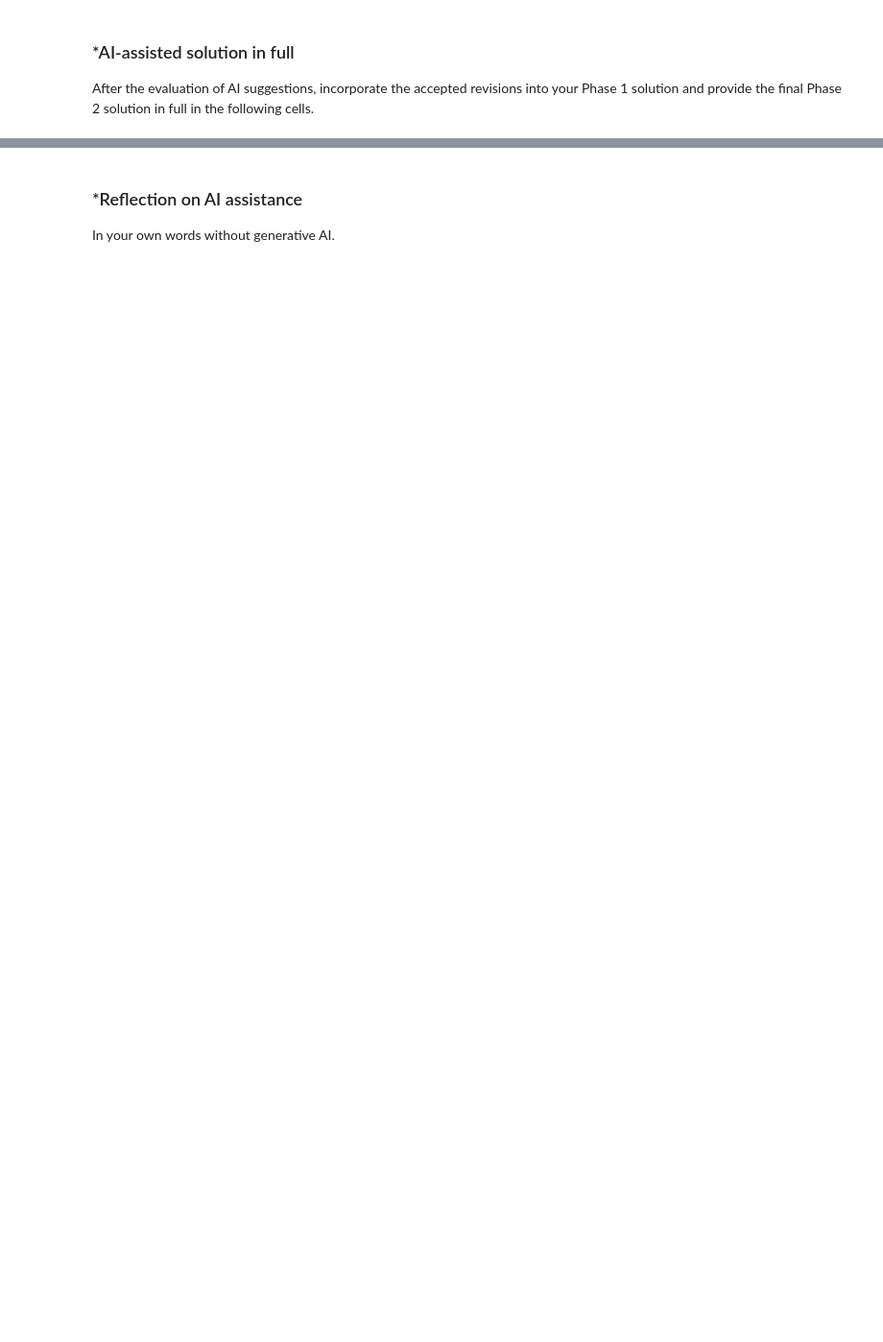
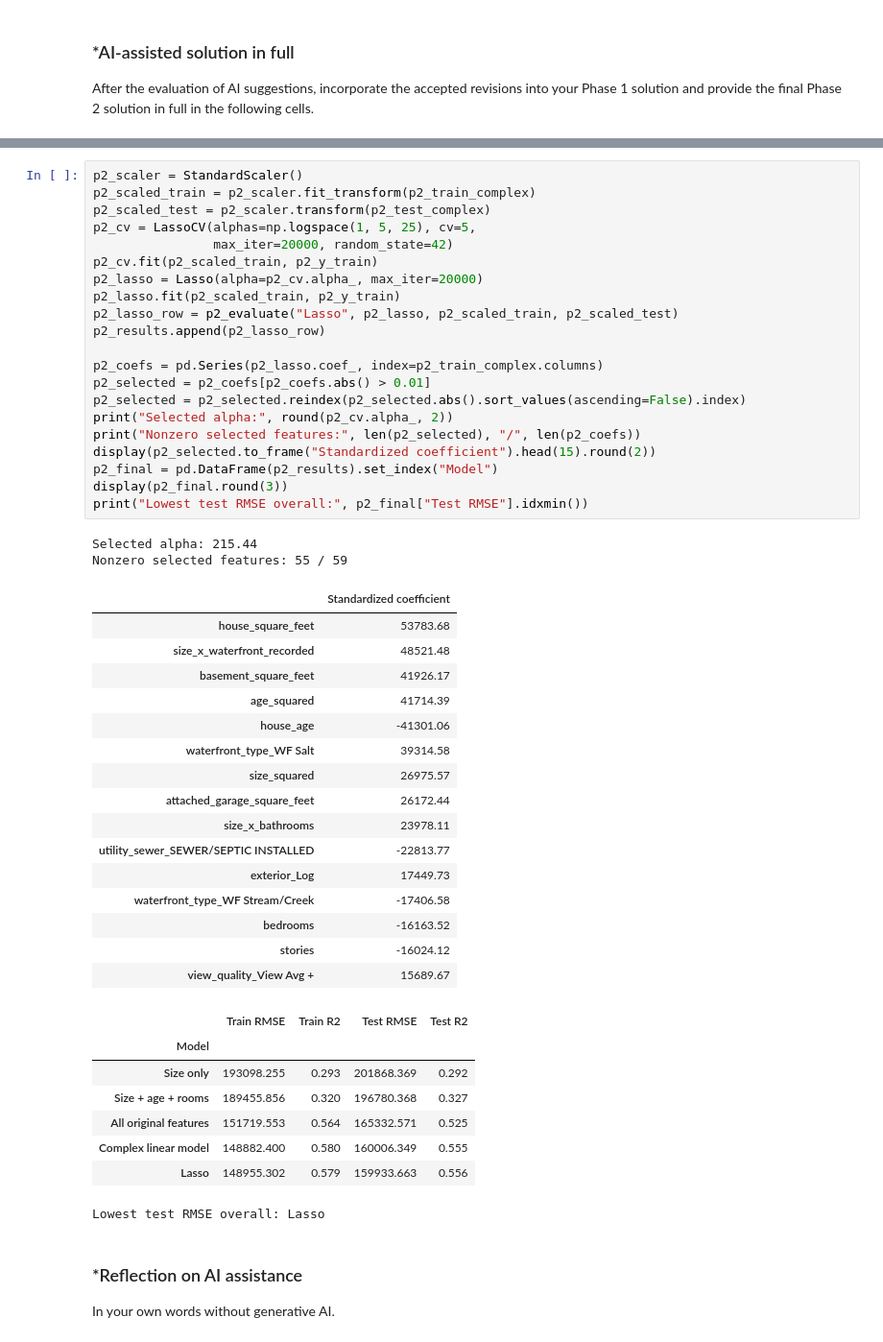
Before and after one commit to Kamal-uva/L02-hedonic-pricing, a Jupyter notebook: notebook.ipynb, the cells around one changed output, grey strips where cells are left out. Shown at 96% size. Saved outputs shown, nothing was run; the diff lists cells and outputs as text; blank space fills up the shorter version.

```diff
--- a/notebook.ipynb
+++ b/notebook.ipynb
@@ -460,3 +769,51 @@ After the evaluation of AI suggestions, incorporate the accepted revisions into
+# %%
+p2_scaler = StandardScaler()
+p2_scaled_train = p2_scaler.fit_transform(p2_train_complex)
+p2_scaled_test = p2_scaler.transform(p2_test_complex)
+p2_cv = LassoCV(alphas=np.logspace(1, 5, 25), cv=5,
+                max_iter=20000, random_state=42)
+p2_cv.fit(p2_scaled_train, p2_y_train)
+p2_lasso = Lasso(alpha=p2_cv.alpha_, max_iter=20000)
+p2_lasso.fit(p2_scaled_train, p2_y_train)
+p2_lasso_row = p2_evaluate("Lasso", p2_lasso, p2_scaled_train, p2_scaled_test)
+p2_results.append(p2_lasso_row)
+
+p2_coefs = pd.Series(p2_lasso.coef_, index=p2_train_complex.columns)
+p2_selected = p2_coefs[p2_coefs.abs() > 0.01]
+p2_selected = p2_selected.reindex(p2_selected.abs().sort_values(ascending=False).index)
+print("Selected alpha:", round(p2_cv.alpha_, 2))
+print("Nonzero selected features:", len(p2_selected), "/", len(p2_coefs))
+display(p2_selected.to_frame("Standardized coefficient").head(15).round(2))
+p2_final = pd.DataFrame(p2_results).set_index("Model")
+display(p2_final.round(3))
+print("Lowest test RMSE overall:", p2_final["Test RMSE"].idxmin())
+# %% [output]
+Selected alpha: 215.44
+Nonzero selected features: 55 / 59
+|  | Standardized coefficient |
+| house_square_feet | 53783.68 |
+| size_x_waterfront_recorded | 48521.48 |
+| basement_square_feet | 41926.17 |
+| age_squared | 41714.39 |
+| house_age | -41301.06 |
+| waterfront_type_WF Salt | 39314.58 |
+| size_squared | 26975.57 |
+| attached_garage_square_feet | 26172.44 |
+| size_x_bathrooms | 23978.11 |
+| utility_sewer_SEWER/SEPTIC INSTALLED | -22813.77 |
+| exterior_Log | 17449.73 |
+| waterfront_type_WF Stream/Creek | -17406.58 |
+| bedrooms | -16163.52 |
+| stories | -16024.12 |
+| view_quality_View Avg + | 15689.67 |
+|  | Train RMSE | Train R2 | Test RMSE | Test R2 |
+| Model |  |  |  |  |
+| Size only | 193098.255 | 0.293 | 201868.369 | 0.292 |
+| Size + age + rooms | 189455.856 | 0.320 | 196780.368 | 0.327 |
+| All original features | 151719.553 | 0.564 | 165332.571 | 0.525 |
+| Complex linear model | 148882.400 | 0.580 | 160006.349 | 0.555 |
+| Lasso | 148955.302 | 0.579 | 159933.663 | 0.556 |
+Lowest test RMSE overall: Lasso
 # %% [markdown]
 ### *Reflection on AI assistance
 In your own words without generative AI.
```
Also changed, not shown: parts of 27 cells of this notebook.
